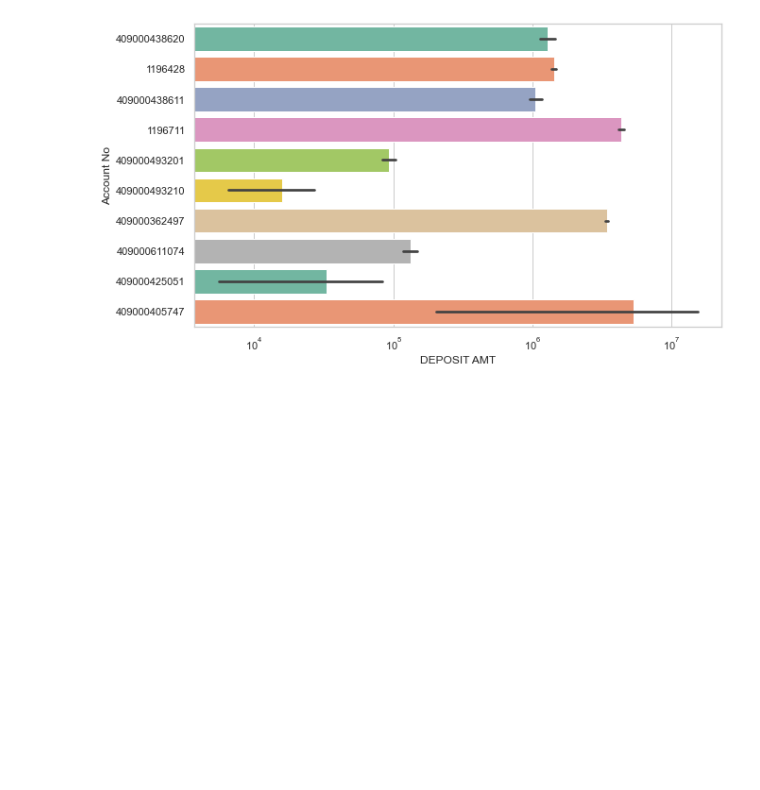
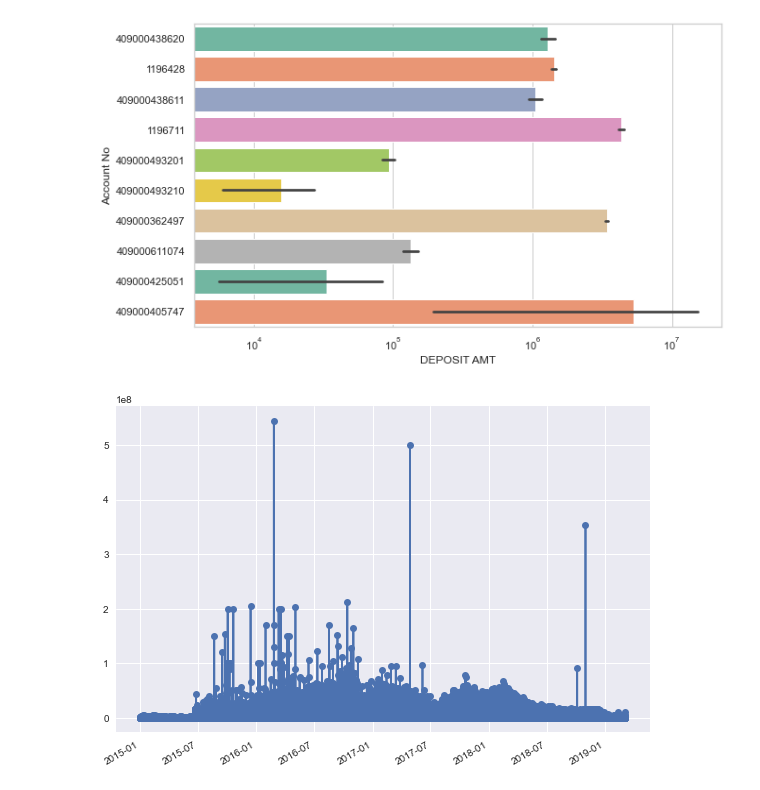
Before and after one commit to mehedihasanreal/MISL-Intern, a Jupyter notebook: Bank.ipynb, the cells around one changed output. Cells and saved outputs as stored; diff of their text form; code cells hidden in the pictures; blank space fills up the shorter version.

```diff
--- a/Bank.ipynb
+++ b/Bank.ipynb
@@ -282,3 +277,15 @@ g.set_xscale('log')
 plt.show()
 # %% [output]
 [figure]
+# %%
+import matplotlib.dates as mpl_dates
+plt.style.use('seaborn')
+bank["DATE"] = pd.to_datetime(bank['DATE'])
+bank.sort_values('DATE', inplace = True)
+
+plt.plot_date(bank["DATE"], bank["DEPOSIT AMT"], linestyle =  'solid')
+plt.gcf().autofmt_xdate()
+plt.tight_layout()
+plt.show()
+# %% [output]
+[figure, added]
```
Also changed, not shown: parts of 3 cells of this notebook.
